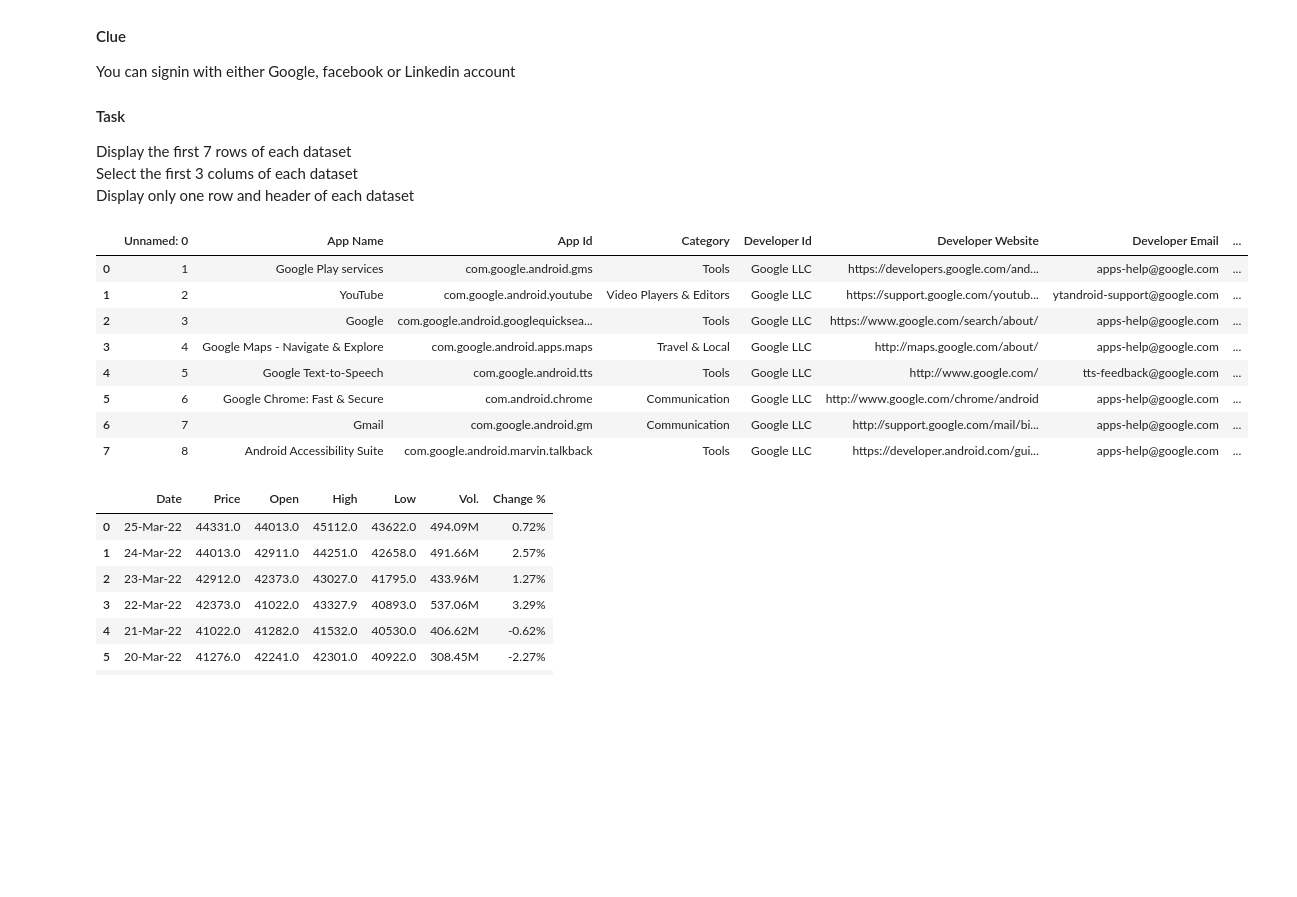
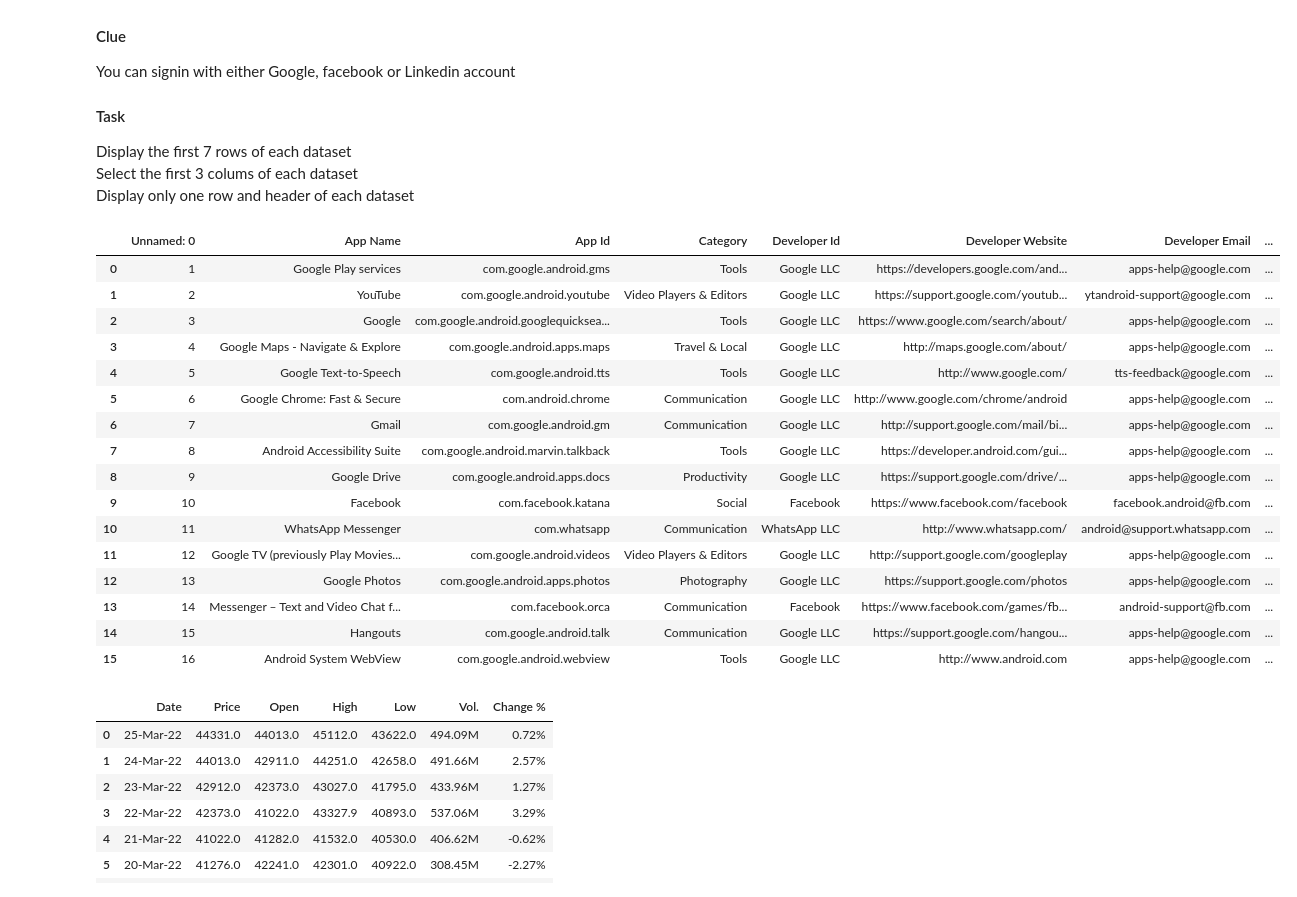
Before and after one commit to Onodingene/somto.onodingeneCSC102, a Jupyter notebook: week_6/Week 6 - debugging and projects.ipynb, the cells around one changed output. Drawn from its saved outputs; the diff is of its cells as text; code cells hidden in the pictures; blank space fills up the shorter version.

```diff
--- a/week_6/Week 6 - debugging and projects.ipynb
+++ b/week_6/Week 6 - debugging and projects.ipynb
@@ -269,21 +269,29 @@ Display only one row and header of each dataset
 # %%
 # Display the first 7 rows of - Top Apps in Google Play
 import pandas as pd
 
 data = pd.read_csv("Top-Apps-in-Google-Play.csv")
-df=data.iloc[0:8]
+df=data.iloc[0:16]
 
 df
 # %% [output]
 |  | Unnamed: 0 | App Name | App Id | Category | Developer Id | Developer Website | Developer Email | ... |
 | 0 | 1 | Google Play services | com.google.android.gms | Tools | Google LLC | https://developers.google.com/and... | apps-help@google.com | ... |
 | 1 | 2 | YouTube | com.google.android.youtube | Video Players & Editors | Google LLC | https://support.google.com/youtub... | ytandroid-support@google.com | ... |
 | 2 | 3 | Google | com.google.android.googlequicksea... | Tools | Google LLC | https://www.google.com/search/about/ | apps-help@google.com | ... |
 | 3 | 4 | Google Maps - Navigate & Explore | com.google.android.apps.maps | Travel & Local | Google LLC | http://maps.google.com/about/ | apps-help@google.com | ... |
 | 4 | 5 | Google Text-to-Speech | com.google.android.tts | Tools | Google LLC | http://www.google.com/ | tts-feedback@google.com | ... |
 | 5 | 6 | Google Chrome: Fast & Secure | com.android.chrome | Communication | Google LLC | http://www.google.com/chrome/android | apps-help@google.com | ... |
 | 6 | 7 | Gmail | com.google.android.gm | Communication | Google LLC | http://support.google.com/mail/bi... | apps-help@google.com | ... |
 | 7 | 8 | Android Accessibility Suite | com.google.android.marvin.talkback | Tools | Google LLC | https://developer.android.com/gui... | apps-help@google.com | ... |
+| 8 | 9 | Google Drive | com.google.android.apps.docs | Productivity | Google LLC | https://support.google.com/drive/... | apps-help@google.com | ... |
+| 9 | 10 | Facebook | com.facebook.katana | Social | Facebook | https://www.facebook.com/facebook | facebook.android@fb.com | ... |
+| 10 | 11 | WhatsApp Messenger | com.whatsapp | Communication | WhatsApp LLC | http://www.whatsapp.com/ | android@support.whatsapp.com | ... |
+| 11 | 12 | Google TV (previously Play Movies... | com.google.android.videos | Video Players & Editors | Google LLC | http://support.google.com/googleplay | apps-help@google.com | ... |
+| 12 | 13 | Google Photos | com.google.android.apps.photos | Photography | Google LLC | https://support.google.com/photos | apps-help@google.com | ... |
+| 13 | 14 | Messenger – Text and Video Chat f... | com.facebook.orca | Communication | Facebook | https://www.facebook.com/games/fb... | android-support@fb.com | ... |
+| 14 | 15 | Hangouts | com.google.android.talk | Communication | Google LLC | https://support.google.com/hangou... | apps-help@google.com | ... |
+| 15 | 16 | Android System WebView | com.google.android.webview | Tools | Google LLC | http://www.android.com | apps-help@google.com | ... |
 # %%
 # Display the first 7 rows of - Cryptocurrency Predict Artificial Intelligence V3
 import pandas as pd
```
Also changed, not shown: parts of 1 cell of this notebook, 2 other files.
